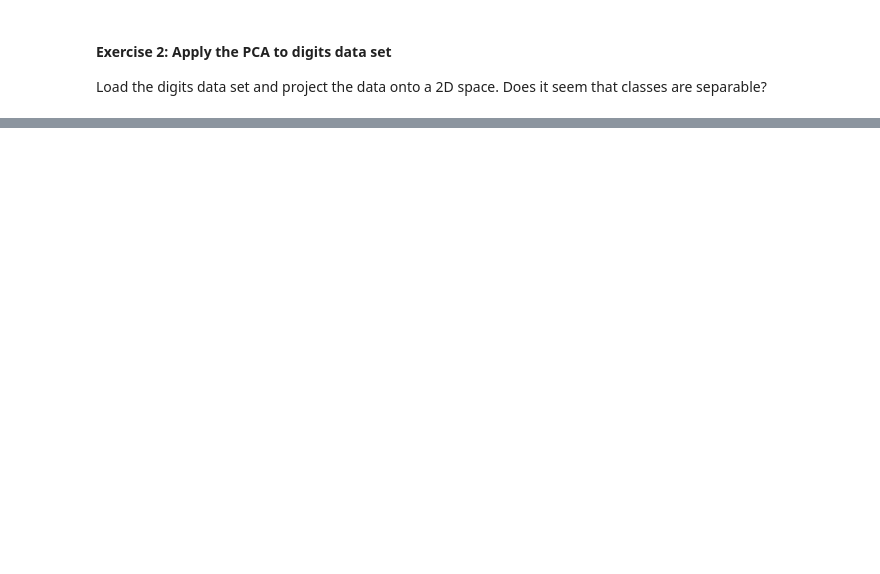
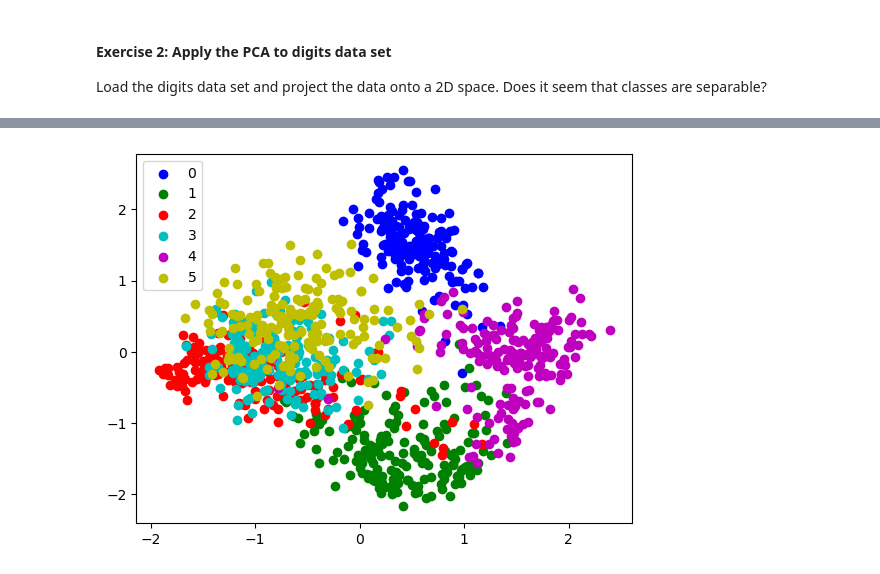
Before and after one commit to zieglerk/data-science-tutorials, a Jupyter notebook: 1-Datasets_Visualization_and_preprocessing/PCA_projection.ipynb, the cells around one changed output, grey strips where cells are left out. Cells and saved outputs as stored; diff of their text form; code cells hidden in the pictures; blank space fills up the shorter version.

```diff
--- a/1-Datasets_Visualization_and_preprocessing/PCA_projection.ipynb
+++ b/1-Datasets_Visualization_and_preprocessing/PCA_projection.ipynb
@@ -191,0 +213,6 @@ Computing PCA projection
+# %%
+transformer = FactorAnalysis(n_components=2, random_state=0)
+X_new = transformer.fit_transform(X)
+scatterHelp(X_new,y,["0","1","2","3","4","5","6","7","8","9"],["b","g","r","c","m","y","k","aqua",0.4,0.7] )
+# %% [output]
+[figure, added]
```
Also changed, not shown: parts of 6 cells of this notebook, 1 other file.
